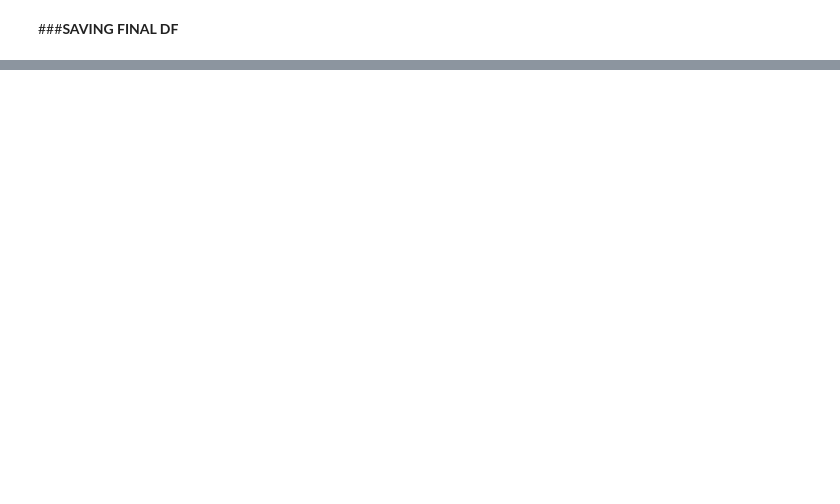
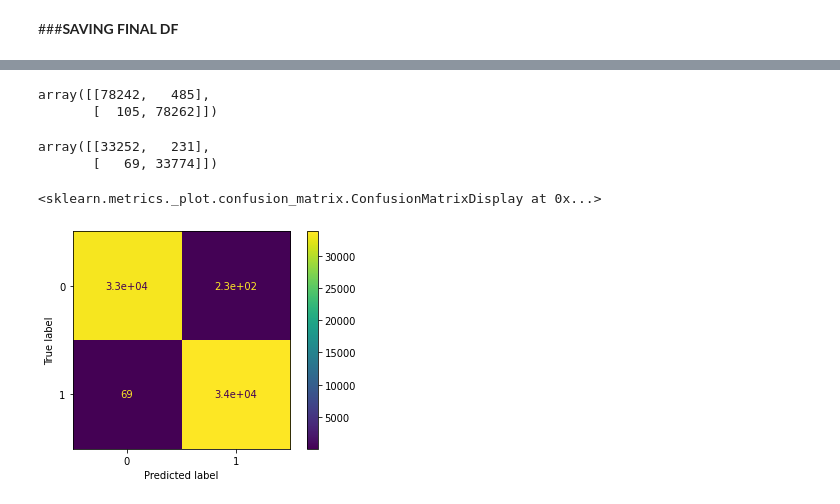
Before and after one commit to yagnik99/Funds-Prediction-for-a-Startup, a Jupyter notebook: Yagnik_Pandya_Capstone_Project_4_Startup_Funding_Prediction.ipynb, the cells around one changed output, grey strips where cells are left out. Cells and saved outputs as stored; diff of their text form; code cells hidden in the pictures; blank space fills up the shorter version.

```diff
--- a/Yagnik_Pandya_Capstone_Project_4_Startup_Funding_Prediction.ipynb
+++ b/Yagnik_Pandya_Capstone_Project_4_Startup_Funding_Prediction.ipynb
@@ -1436,0 +1514,4 @@ a.groupby('cat').count()
+# %%
+scores = ['recall']
+for score in scores:
+    print("# Tuning hyper-parameters for %s" % score)
@@ -1436,0 +1520,10 @@ a.groupby('cat').count()
+# %%
+# Create an instance of the RandomForestClassifier
+cat_model = CatBoostClassifier()
+
+# Grid search
+cat_grid = GridSearchCV(estimator = cat_model,
+                       param_grid = param_dict,
+                       cv = 3, verbose=2, scoring='%s_macro'% score)
+
+cat_grid.fit(X_train,y_train, cat_features=cat_features, eval_set=(X_test, y_test))
@@ -1436,0 +1657,4 @@ a.groupby('cat').count()
+# %%
+clf = CatBoostClassifier(iterations=250, learning_rate=0.1) #loss_function='CrossEntropy'
+# %%
+clf.fit(X_train, y_train, cat_features=cat_features, eval_set=(X_test, y_test), verbose=2)
@@ -1436,0 +1733,16 @@ a.groupby('cat').count()
+# %%
+confusion_matrix(y_train, X_train_pred_cat)
+# %% [output]
+array([[78242,   485],
+       [  105, 78262]])
+# %%
+confusion_matrix(y_test, X_test_pred_cat)
+# %% [output]
+array([[33252,   231],
+       [   69, 33774]])
+# %%
+# Test
+plot_confusion_matrix(clf, X_test, y_test)
+# %% [output]
+<sklearn.metrics._plot.confusion_matrix.ConfusionMatrixDisplay at 0x...>
+[figure, added]
```
Also changed, not shown: parts of 161 cells of this notebook.
